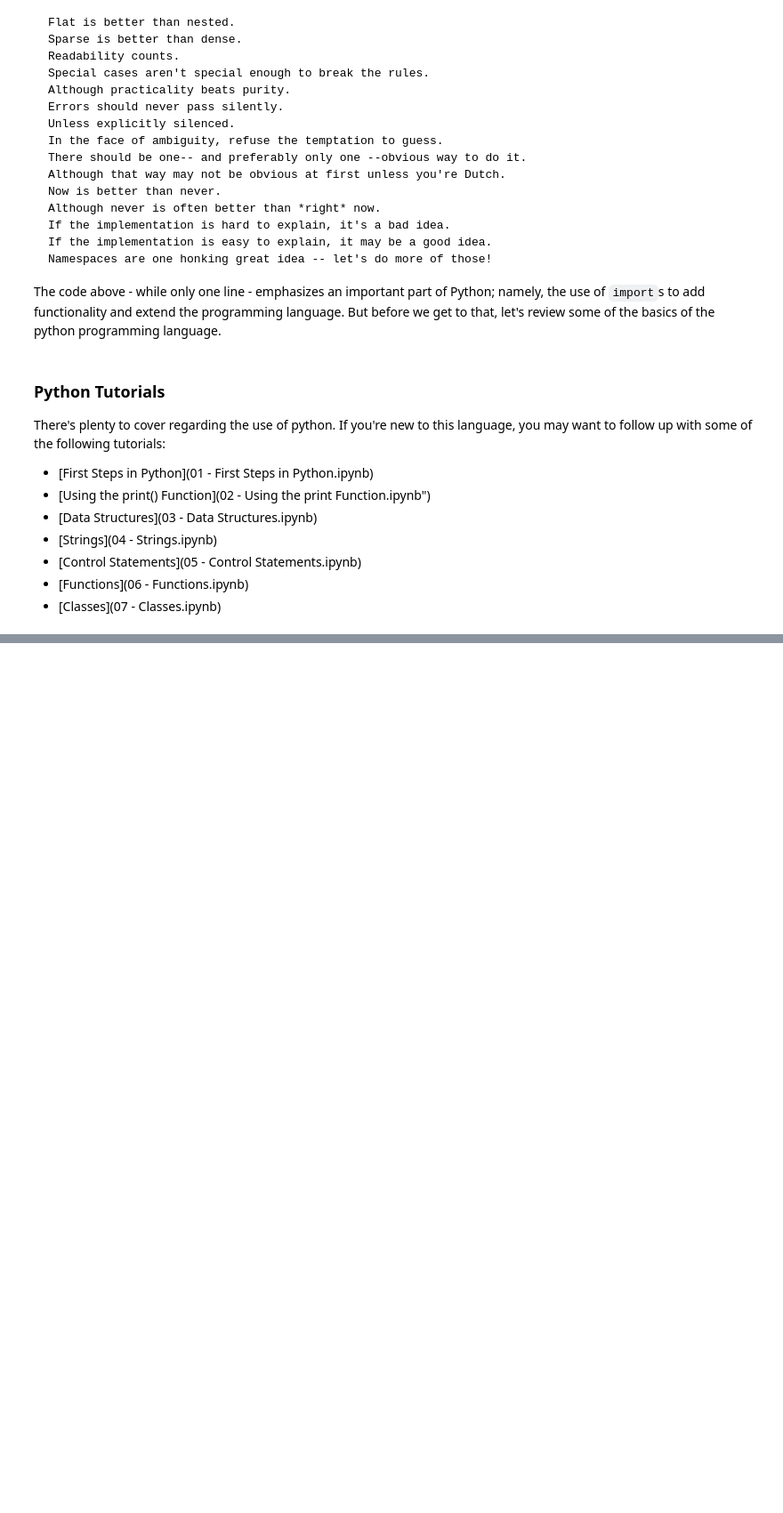
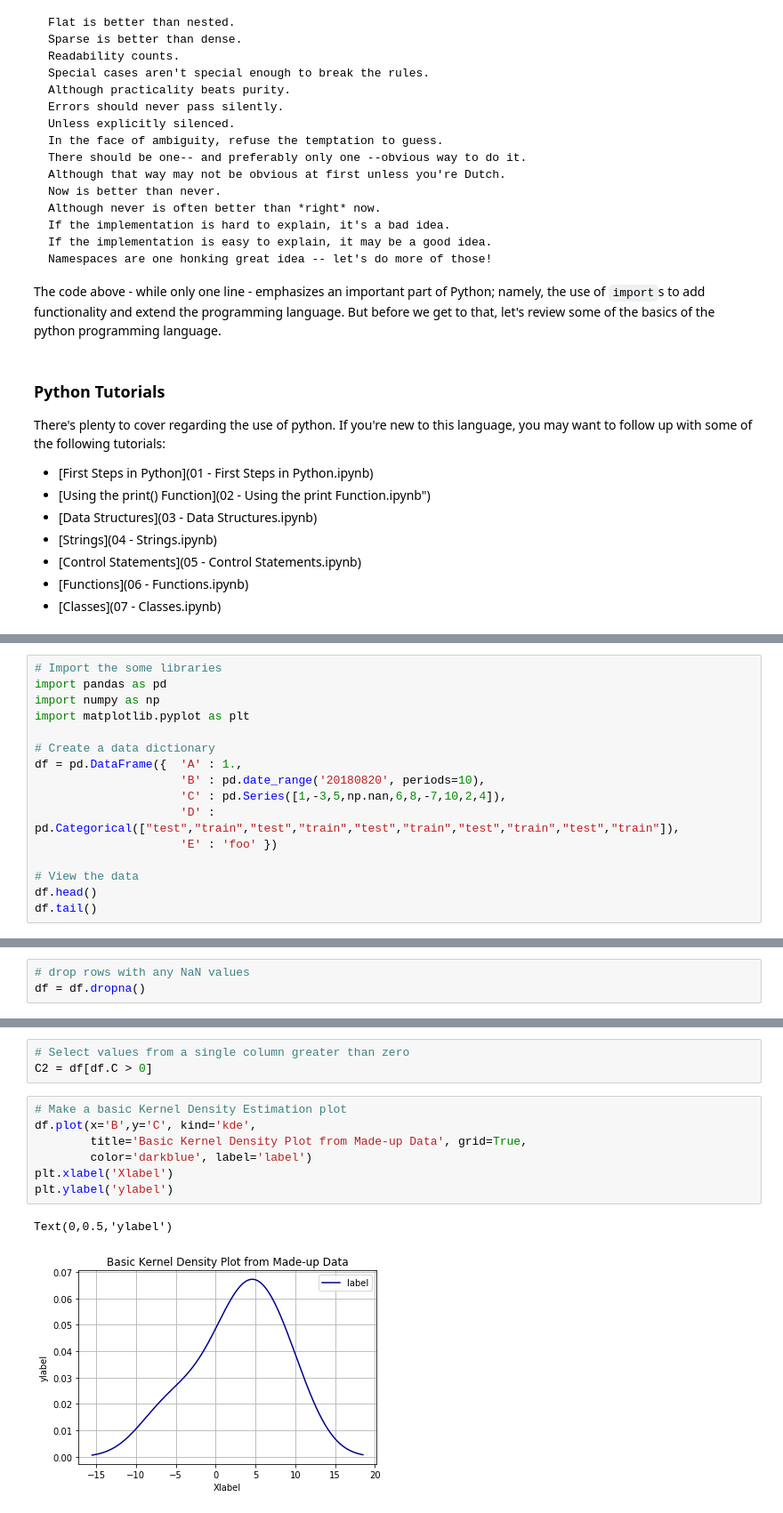
Before and after one commit to ecohydro/RidgeToReef, a Jupyter notebook: chapters/Chapter 0.ipynb, the cells around one changed output, grey strips where cells are left out. Shown at 89% size. Drawn from its saved outputs; the diff is of its cells as text; blank space fills up the shorter version.

Commit message:
Pandas tutorial, where to get help, Chapter 4 edits

```diff
--- a/chapters/Chapter 0.ipynb
+++ b/chapters/Chapter 0.ipynb
@@ -86,0 +89,16 @@ There's plenty to cover regarding the use of python. If you're new to this langu
+# %%
+# Import the some libraries
+import pandas as pd
+import numpy as np
+import matplotlib.pyplot as plt
+
+# Create a data dictionary
+df = pd.DataFrame({  'A' : 1.,
+                     'B' : pd.date_range('20180820', periods=10),
+                     'C' : pd.Series([1,-3,5,np.nan,6,8,-7,10,2,4]),
+                     'D' : pd.Categorical(["test","train","test","train","test","train","test","train","test","train"]),
+                     'E' : 'foo' })
+
+# View the data
+df.head()
+df.tail()
@@ -86,0 +125,3 @@ There's plenty to cover regarding the use of python. If you're new to this langu
+# %%
+# drop rows with any NaN values
+df = df.dropna()
@@ -86,0 +142,13 @@ There's plenty to cover regarding the use of python. If you're new to this langu
+# %%
+# Select values from a single column greater than zero
+C2 = df[df.C > 0]
+# %%
+# Make a basic Kernel Density Estimation plot
+df.plot(x='B',y='C', kind='kde',
+        title='Basic Kernel Density Plot from Made-up Data', grid=True,
+        color='darkblue', label='label')
+plt.xlabel('Xlabel')
+plt.ylabel('ylabel')
+# %% [output]
+Text(0,0.5,'ylabel')
+[figure, added]
```
Also changed, not shown: parts of 7 cells of this notebook, 5 other files.
